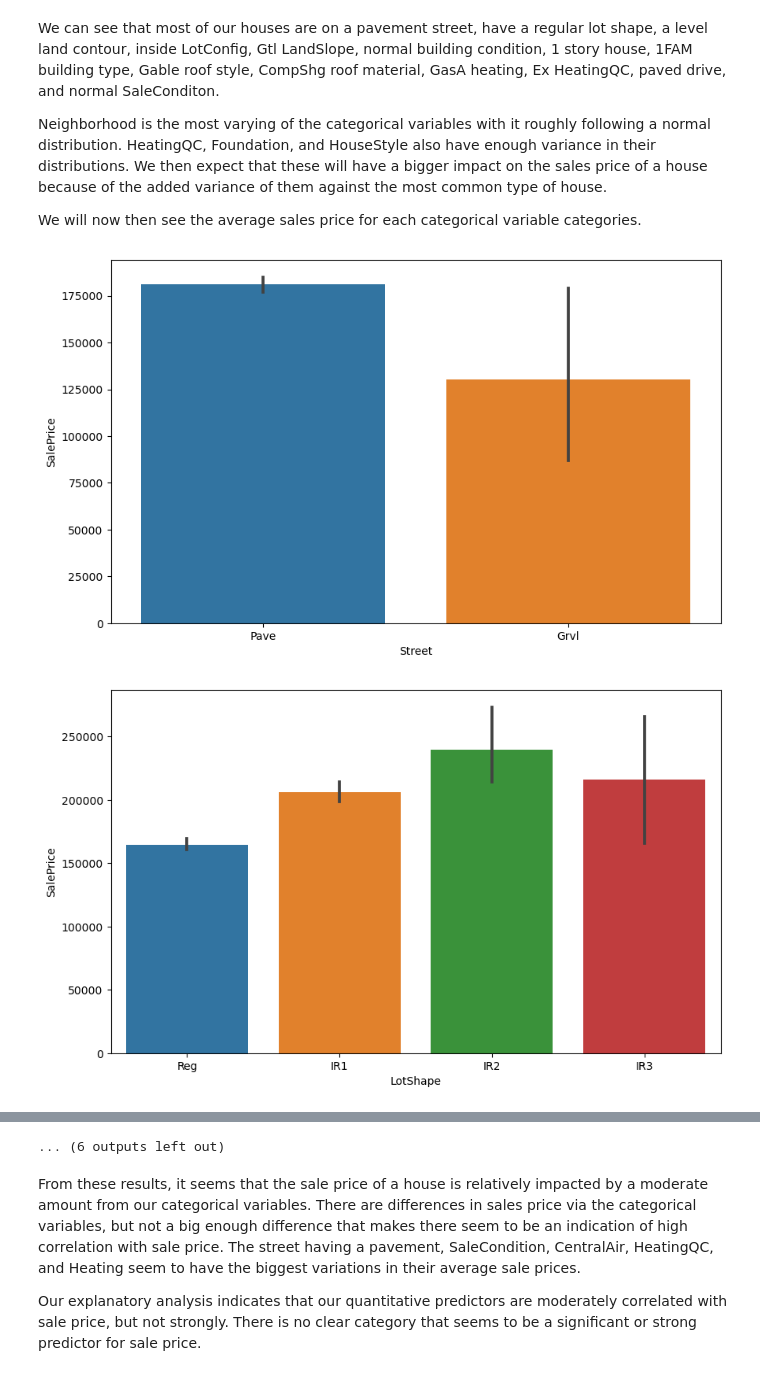
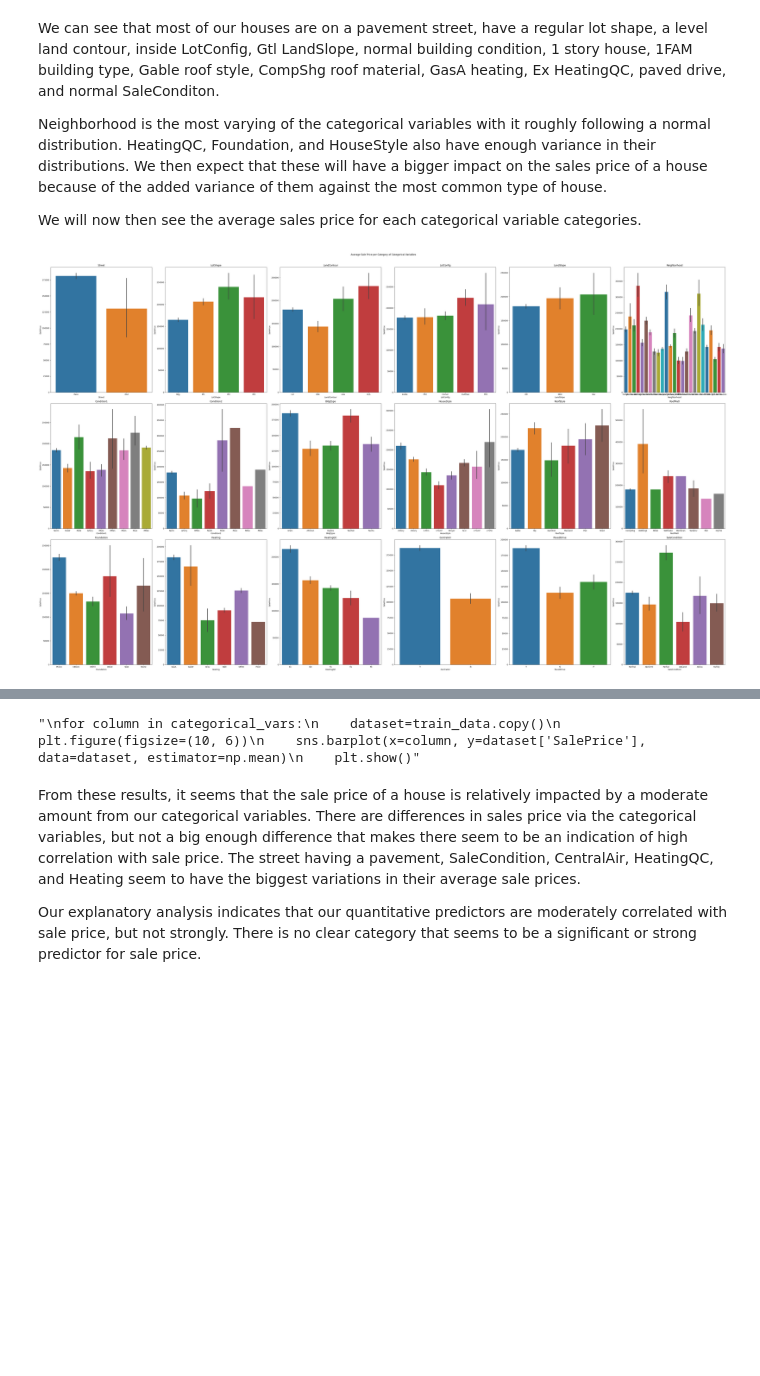
Before and after one commit to FoxDavenport/PIC16BFinalProject, a Jupyter notebook: FinalProject16B.ipynb, the cells around one changed output, grey strips where cells are left out. Saved outputs shown, nothing was run; the diff lists cells and outputs as text; code cells hidden in the pictures; blank space fills up the shorter version.

```diff
--- a/FinalProject16B.ipynb
+++ b/FinalProject16B.ipynb
@@ -374,7 +379,24 @@ Now that we have a rough idea of our numerical variables and sales price relatio
 # %%
-# Loop through the categorical columns and plot the distributions
-for column in categorical_vars:
+# Loop through the categorical columns and plot the distributions on one figure
+fig, axes = plt.subplots(3, 6, figsize=(50, 30))
+
+for i, col in enumerate(categorical_vars):
+    row_idx = i // 6
+    col_idx = i % 6
+    sns.countplot(y=train_data[col], ax=axes[row_idx, col_idx], palette='tab10')
+    axes[row_idx, col_idx].set_title(f"{col}", wrap=True)
+    axes[row_idx, col_idx].set_ylabel(col)
+
+for i in range(len(categorical_vars), 3*6):
+    fig.delaxes(axes.flatten()[i])
+
+
+fig.suptitle('Distribution of Categorical Variables', y=1.01)
+fig.tight_layout()
+plt.show()
+
+"""for column in categorical_vars:
     plt.figure(figsize=(10, 6))
     sns.countplot(x=column, data=train_data.loc[:,categorical_vars])
-    plt.title(column)
+    plt.title(column)"""
 # %% [output]
@@ -398,12 +409,29 @@ Neighborhood is the most varying of the categorical variables with it roughly fo
 
 We will now then see the average sales price for each categorical variable categories.
 # %%
-# Loop through the categorical variables and plot the average sales price per category
+# Loop through the categorical variables and plot the average sales price per category and plot on one figure
+fig, axes = plt.subplots(3, 6, figsize=(50, 30))
+
+for i, col in enumerate(categorical_vars):
+    row_idx = i // 6
+    col_idx = i % 6
+    sns.barplot(x=col, y='SalePrice', data=train_data, ax=axes[row_idx, col_idx], palette='tab10')
+    axes[row_idx, col_idx].set_title(f"{col}", wrap=True)
+    axes[row_idx, col_idx].set_ylabel('SalePrice')
+
+for i in range(len(categorical_vars), 3*6):
+    fig.delaxes(axes.flatten()[i])
+
+fig.suptitle('Average Sale Price per Category of Categorical Variables', y=1.01)
+fig.tight_layout()
+plt.show()
+
+
+"""
 for column in categorical_vars:
     dataset=train_data.copy()
     plt.figure(figsize=(10, 6))
     sns.barplot(x=column, y=dataset['SalePrice'], data=dataset, estimator=np.mean)
-    plt.show()
+    plt.show()"""
 # %% [output]
-[figure, old version]
+[figure, new version]
-[figure, removed]
@@ -420,4 +438,4 @@ for column in categorical_vars:
-... (6 outputs left out)
+"\nfor column in categorical_vars:\n    dataset=train_data.copy()\n    plt.figure(figsize=(10, 6))\n    sns.barplot(x=column, y=dataset['SalePrice'], data=dataset, estimator=np.mean)\n    plt.show()"
 # %% [markdown]
 From these results, it seems that the sale price of a house is relatively impacted by a moderate amount from our categorical variables. There are differences in sales price via the categorical variables, but not a big enough difference that makes there seem to be an indication of high correlation with sale price. The street having a pavement, SaleCondition, CentralAir, HeatingQC, and Heating seem to have the biggest variations in their average sale prices.
 
```
Also changed, not shown: parts of 14 cells of this notebook.
